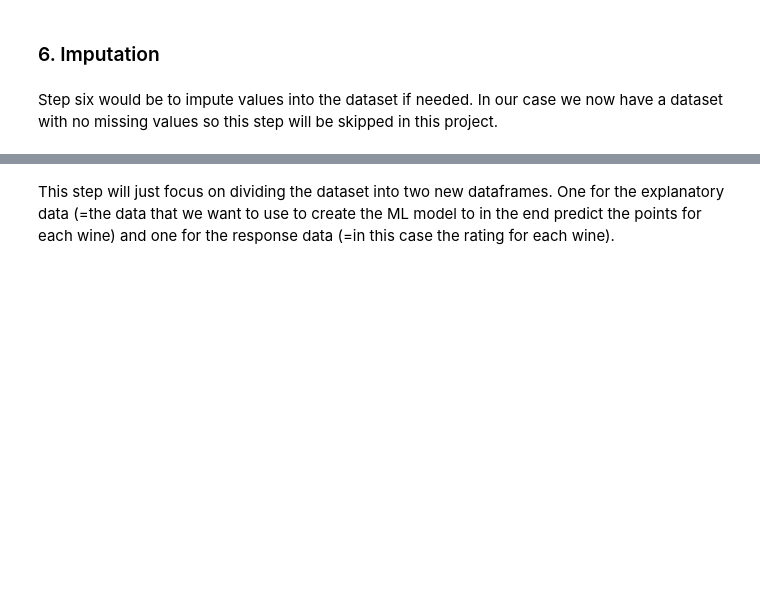
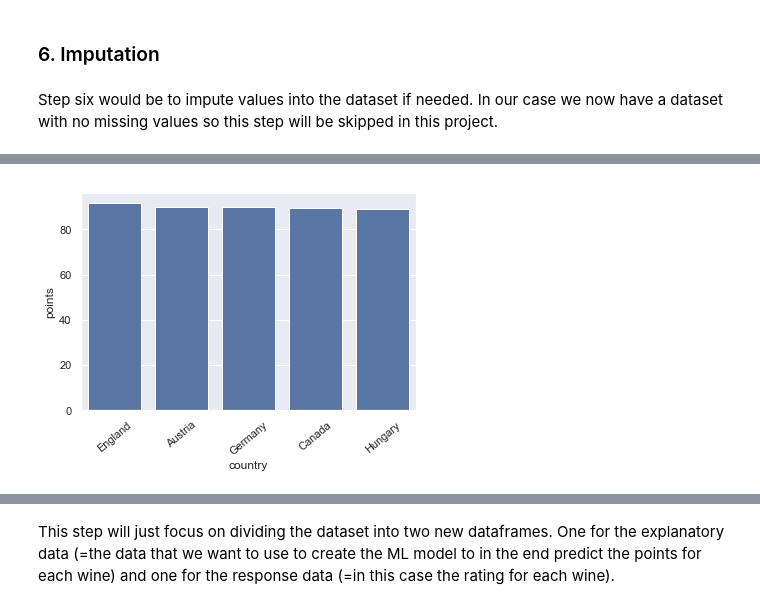
Before and after one commit to HenrikWarf/data-wine_rating_review_ML-pipeline, a Jupyter notebook: ML - Predicting Wine Rating.ipynb, the cells around one changed output, grey strips where cells are left out. Cells and saved outputs as stored; diff of their text form; code cells hidden in the pictures; blank space fills up the shorter version.

```diff
--- a/ML - Predicting Wine Rating.ipynb
+++ b/ML - Predicting Wine Rating.ipynb
@@ -336,0 +380,2 @@ Step six would be to impute values into the dataset if needed. In our case we no
+# %%
+df_top_5_mean = df_sorted_top.head(5)
@@ -336,0 +392,6 @@ Step six would be to impute values into the dataset if needed. In our case we no
+# %%
+base_color = sb.color_palette()[0]
+sb.barplot(data = df_top_5_mean, x=df_top_5_mean.index, y='points', color = base_color)
+plt.xticks(rotation = 40);
+# %% [output]
+[figure, added]
```
Also changed, not shown: parts of 81 cells of this notebook.
